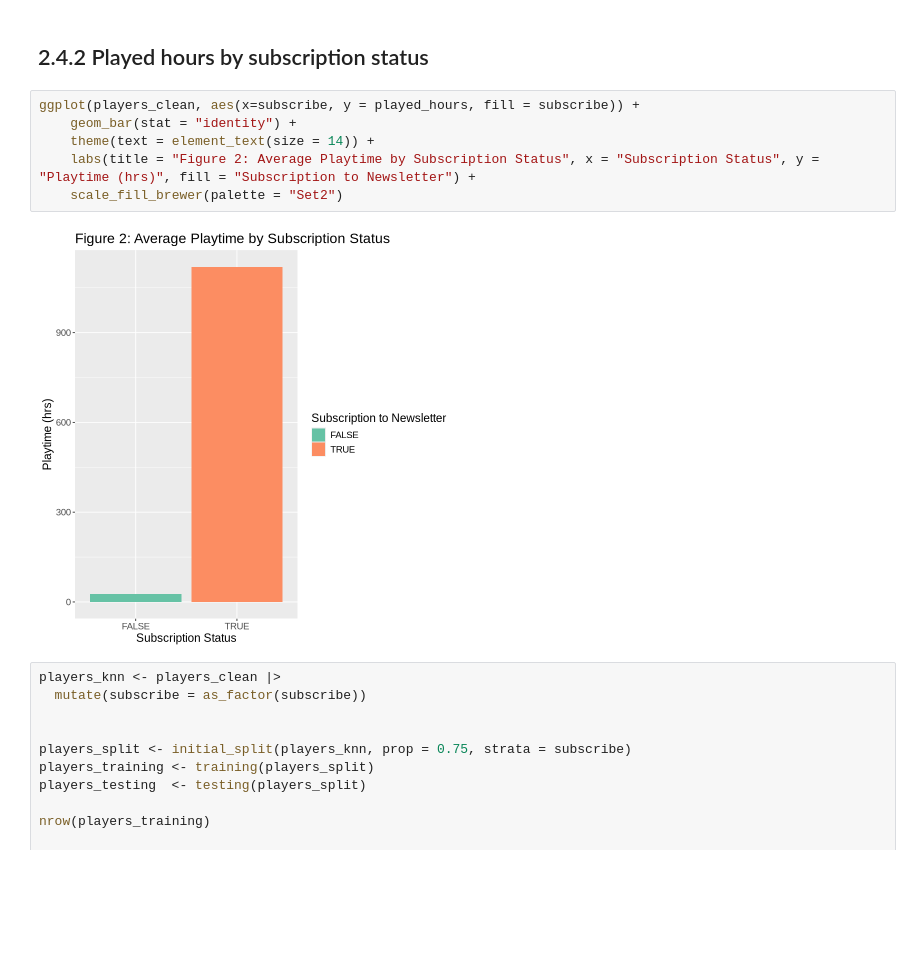
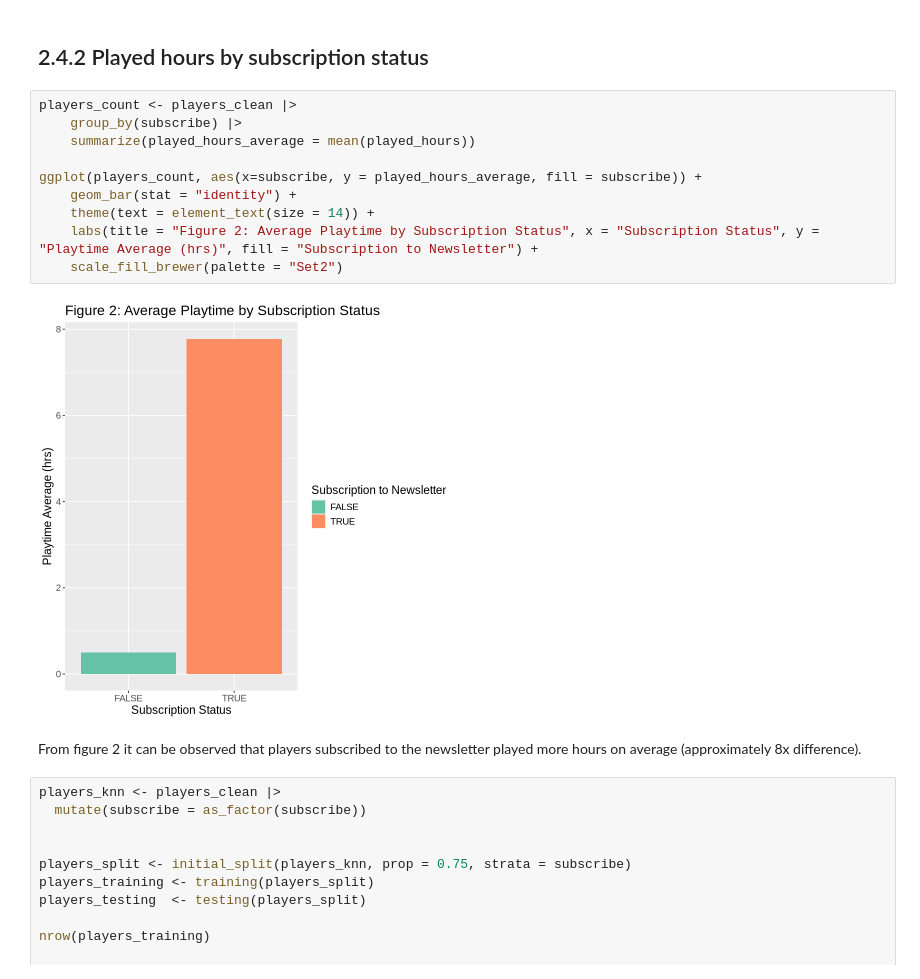
Before and after one commit to JLin4115/gp_dsci_17, a Jupyter notebook: Project group17 report.ipynb, the cells around one changed output. Saved outputs shown, nothing was run; the diff lists cells and outputs as text; blank space fills up the shorter version.

Commit message:
Figure 2 visualization edits
Changed figure 2 to compare average playtime instead of total playtime and added caption.

```diff
--- a/Project group17 report.ipynb
+++ b/Project group17 report.ipynb
@@ -133,13 +133,19 @@ Across the experience level, roughly 75%  of players are subscribed to a game-re
 # %% [markdown]
 ## 2.4.2 Played hours by subscription status
 # %%
-ggplot(players_clean, aes(x=subscribe, y = played_hours, fill = subscribe)) +
+players_count <- players_clean |>
+    group_by(subscribe) |>
+    summarize(played_hours_average = mean(played_hours))
+
+ggplot(players_count, aes(x=subscribe, y = played_hours_average, fill = subscribe)) +
     geom_bar(stat = "identity") +
     theme(text = element_text(size = 14)) +
-    labs(title = "Figure 2: Average Playtime by Subscription Status", x = "Subscription Status", y = "Playtime (hrs)", fill = "Subscription to Newsletter") +
+    labs(title = "Figure 2: Average Playtime by Subscription Status", x = "Subscription Status", y = "Playtime Average (hrs)", fill = "Subscription to Newsletter") +
     scale_fill_brewer(palette = "Set2")
 # %% [output]
-[figure, old version]
+[figure, new version]
+# %% [markdown]
+From figure 2 it can be observed that players subscribed to the newsletter played more hours on average (approximately 8x difference).
 # %%
 players_knn <- players_clean |>
   mutate(subscribe = as_factor(subscribe))
```
